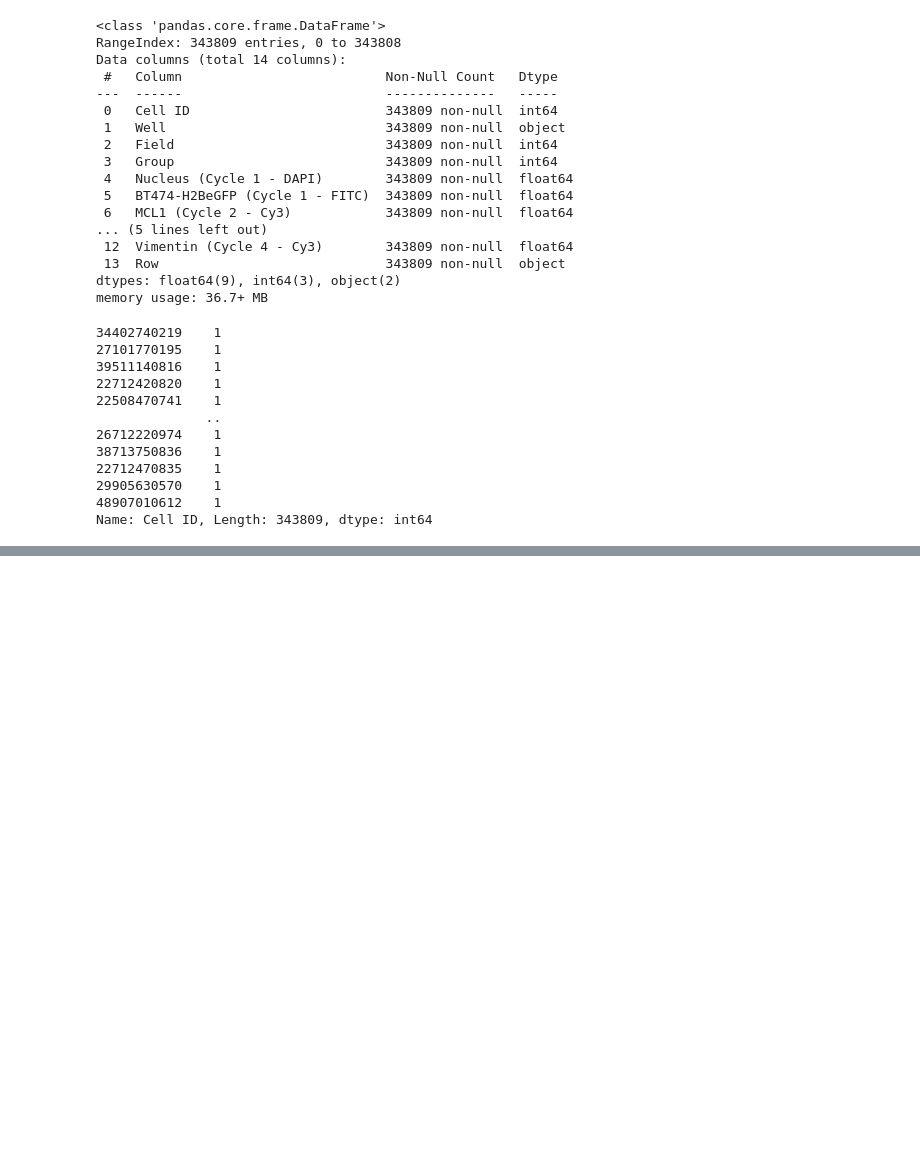
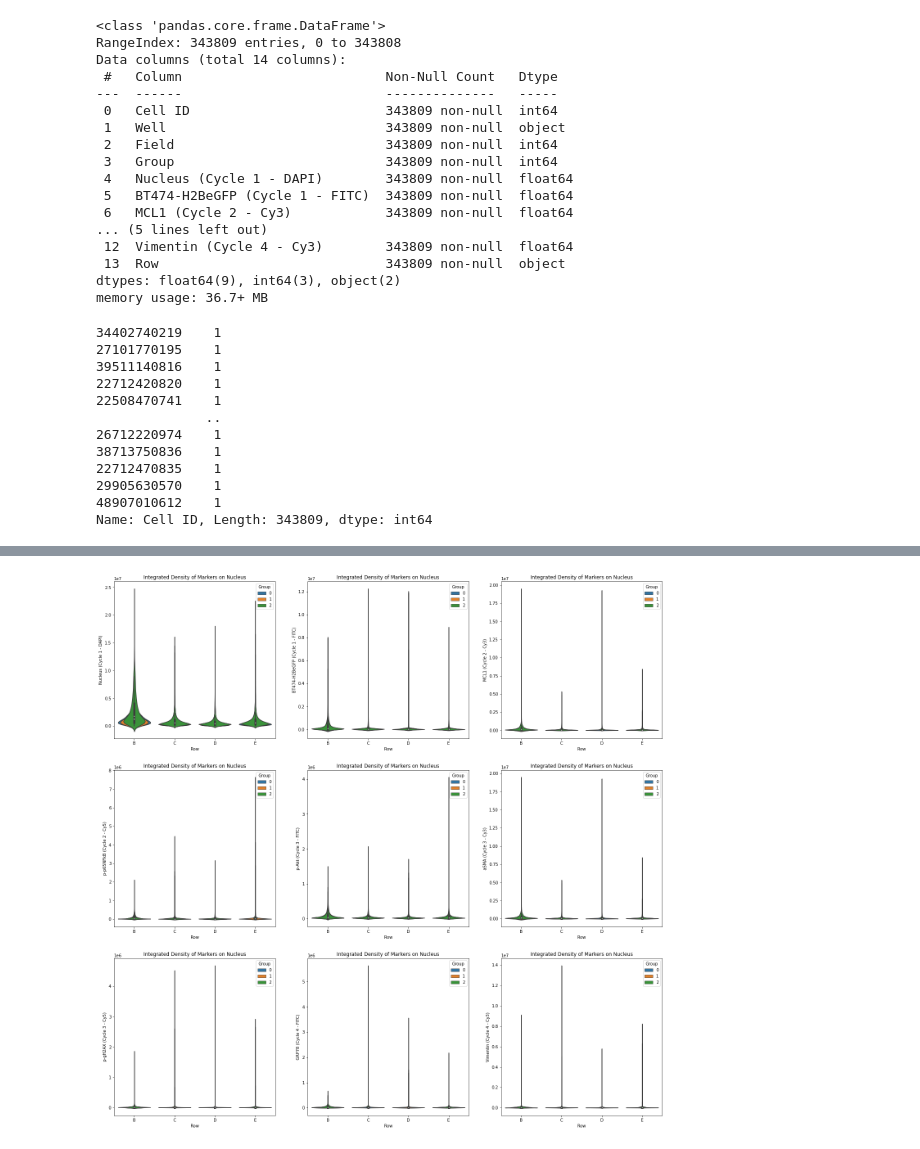
Before and after one commit to calldrj/cycIF, a Jupyter notebook: Cell_ID_Visualization.ipynb, the cells around one changed output, grey strips where cells are left out. Cells and saved outputs as stored; diff of their text form; code cells hidden in the pictures; blank space fills up the shorter version.

```diff
--- a/Cell_ID_Visualization.ipynb
+++ b/Cell_ID_Visualization.ipynb
@@ -120,0 +151,4 @@ for k in range(9):
+# %%
+df_nuc = concat_df(path_nuc)
+print('*** Nucleus Dataset:')
+df_nuc
@@ -120,0 +220,6 @@ for k in range(9):
+# %%
+# Plot a grid of plots for Cytoplasm dataset
+title = 'Integrated Density of Markers on Nucleus'
+plot_grid(df_nuc, 3, 3, title)
+# %% [output]
+[figure, added]
```
Also changed, not shown: parts of 15 cells of this notebook.
